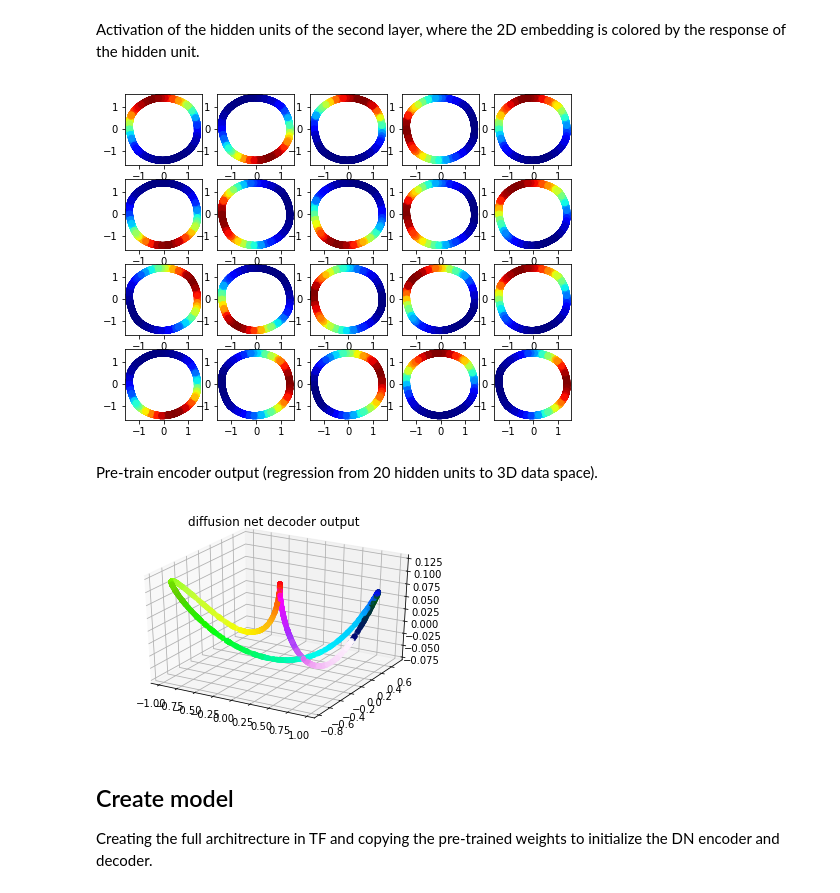
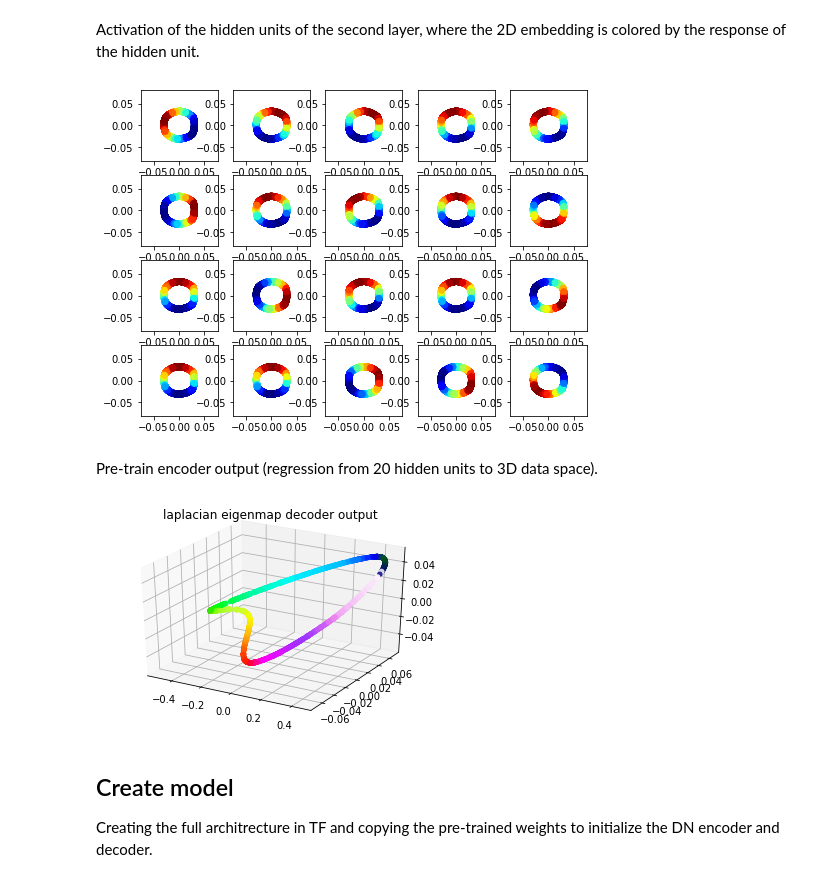
Before and after one commit to nverma1/diffusion_net, a Jupyter notebook: diffusion_net_pretrain.ipynb, the cells around one changed output. Drawn from its saved outputs; the diff is of its cells as text; code cells hidden in the pictures.

```diff
--- a/diffusion_net_pretrain.ipynb
+++ b/diffusion_net_pretrain.ipynb
@@ -60,19 +65,21 @@ The diffusion map of a closed curve is a 2D circle.
 embedding_size = 2
 k = 16
 
-
 # embedding = sklearn.manifold.SpectralEmbedding(n_components=2, affinity='nearest_neighbors', gamma=0.1,n_neighbors=k)
 # E1 = embedding.fit_transform(S1_train)
 # K = sklearn.metrics.pairwise.rbf_kernel(S1_train)
+
 Idx, Dx = df.Knnsearch(S1_train, S1_train, k)
-adj, w = df.ComputeKernel(Idx, Dx)
+adj, _ = df.ComputeKernel(Idx, Dx)
 adj = adj - np.eye(n_train) #this is adjacency, remove 1 because everyone is own neighbor
-E2 = sklearn.manifold.spectral_embedding(adj, n_components=embedding_size, norm_laplacian=False)
+E2, v2 = LaplacianEigenmaps.spectral_embedding(adj, n_components=embedding_size, norm_laplacian=False)
+
 
 # diag = np.diag(np.sum(adj, axis=1))
 # lap = diag - kernel
 #E1 = embedding.fit_transform(lap)
 #E1, v1 = df.Eigenmaps(lap, nEigenVals=embedding_size+1)
+
 K_mat = df.ComputeLBAffinity(S1_train,k,sig=0.1)   # Laplace-Beltrami affinity: D^-1 * K * D^-1
 P     = df.makeRowStoch(K_mat)                     # markov matrix
 E1,v1 = df.Diffusion(K_mat, nEigenVals=embedding_size+1)  # eigenvalues and eigenvectors
@@ -87,0 +87,2 @@ plt.show()
+# %%
+new_embedding = np.matmul(E2, np.diag(v2))
@@ -188,10 +212,10 @@ de_autoencoder1 = Autoencoder(input_size=embedding_size, hidden_size=decoder_lay
                             reg_par=1e-4,output_activation='linear',p=0.05,beta=0.01)
 
 de_autoencoder1.compile(optimizer='adam')
-de_autoencoder1.train(S1_embedding,batch_size=n_train,n_epochs=N_EPOCHS)
-de_output1 = de_autoencoder1.predict(S1_embedding)
+de_autoencoder1.train(new_embedding,batch_size=n_train,n_epochs=N_EPOCHS)
+de_output1 = de_autoencoder1.predict(new_embedding)
 
-de_encoder1_train = de_autoencoder1.encode(S1_embedding)  # this is the output of the first hidden layer
+de_encoder1_train = de_autoencoder1.encode(new_embedding)  # this is the output of the first hidden layer
 # %%
 fig = plt.figure(figsize=(8,3))
 a1 = fig.add_subplot(121)
@@ -230,11 +254,11 @@ Activation of the hidden units of the second layer, where the 2D embedding is co
 # %%
 fig = plt.figure(figsize=(8,6))
 for i in range(20):
     a1 = fig.add_subplot(4,5,i+1)
-    a1.scatter(S1_embedding[:,0], S1_embedding[:,1], c=de_encoder2_train[:,i], cmap='jet')
+    a1.scatter(E2[:,0], E2[:,1], c=de_encoder2_train[:,i], cmap='jet')
 plt.show()
 # %% [output]
-[figure, old version]
+[figure, new version]
 # %% [markdown]
 Pre-train encoder output (regression from 20 hidden units to 3D data space).
 # %%
@@ -245,10 +269,10 @@ de_encoder3_train = de_encoder3.predict(de_encoder2_train)
 fig, (a2)  = plt.subplots(1,1, subplot_kw={'projection':'3d'})
 a2.scatter(de_encoder3_train[:,0], de_encoder3_train[:,1], de_encoder3_train[:,2], c=t_train, cmap='gist_ncar')
 plt.axis('auto')
-plt.title('diffusion net decoder output')
+plt.title('laplacian eigenmap decoder output')
 plt.show()
 # %% [output]
-[figure, old version]
+[figure, new version]
 # %% [markdown]
 ## Create model ############
 Creating the full architrecture in TF and copying the pre-trained weights to initialize the DN encoder and decoder.
```
Also changed, not shown: parts of 21 cells of this notebook.
